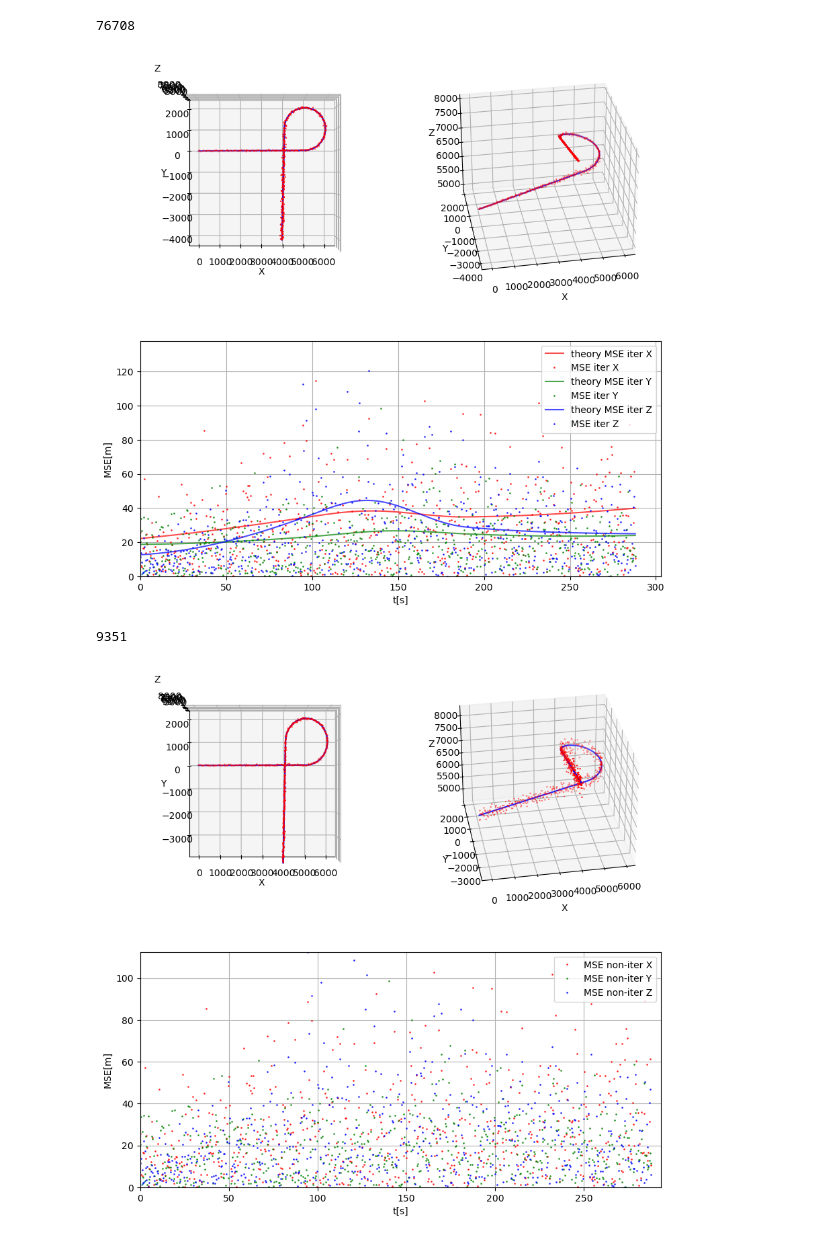
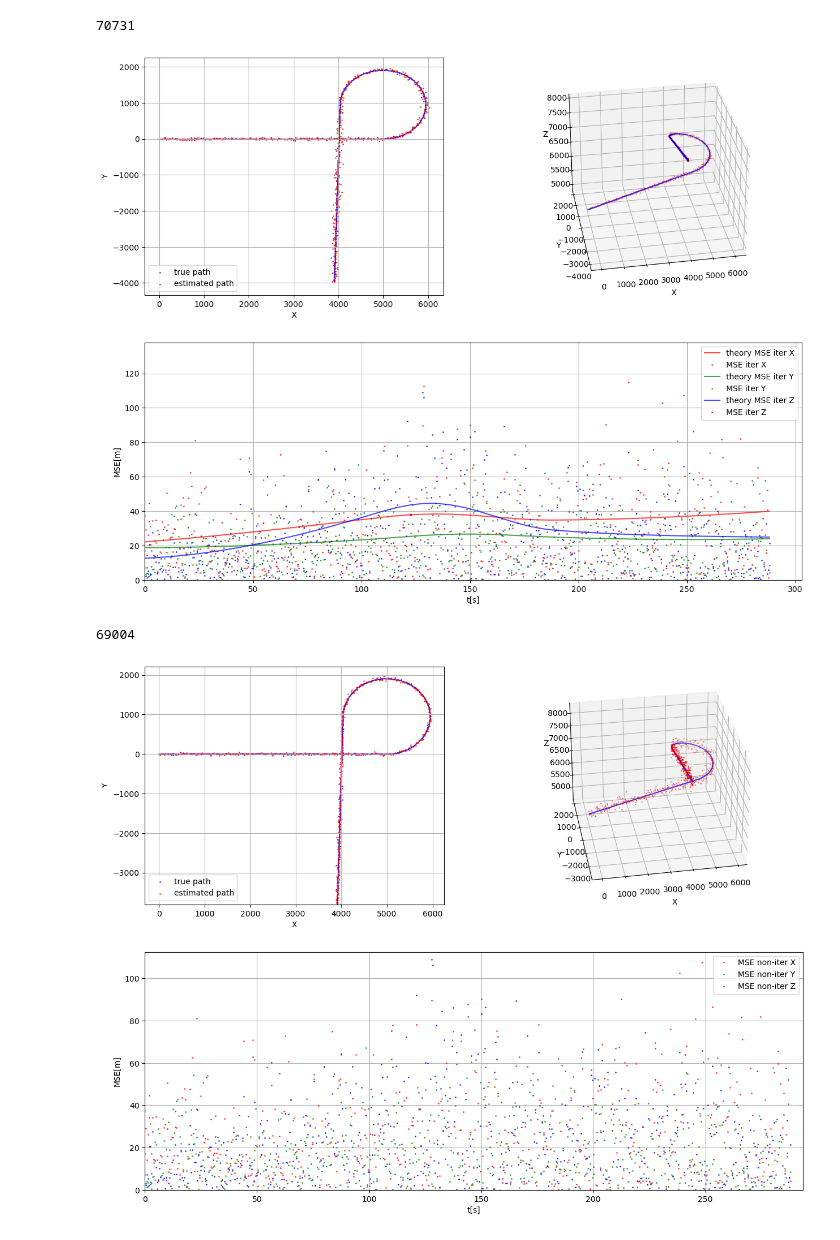
Before and after one commit to EilamNir/noisy-triangulation, a Jupyter notebook: python/src/animations.ipynb, the cells around one changed output. Drawn from its saved outputs; the diff is of its cells as text; code cells hidden in the pictures.

```diff
--- a/python/src/animations.ipynb
+++ b/python/src/animations.ipynb
@@ -56,29 +56,32 @@ cov_MSE_it = np.sqrt(cov_mat_it * np.square(sensors.sigma))
 
 
 # Plot the estimated path
-fig = plt.figure(figsize = (10, 10))
-ax1 = fig.add_subplot(2, 2, 1, projection='3d')
+fig = plt.figure(figsize = (15, 12))
+ax1 = fig.add_subplot(2, 2, 1)
 ax2 = fig.add_subplot(2, 2, 2, projection='3d')
 ax3 = fig.add_subplot(2, 1, 2)
 
-ax1.view_init(elev=90, azim=-90)
+# ax1.view_init(elev=90, azim=-90)
 ax1.set_xlabel('X')
 ax1.set_ylabel('Y')
-ax1.set_zlabel('Z')
+
+# ax1.set_zlabel('Z')
 ax2.view_init(elev=30, azim=-100)
 ax2.set_xlabel('X')
 ax2.set_ylabel('Y')
 ax2.set_zlabel('Z')
 ax1.set_xlim(-320.6927054038352, 6340.4673080683215)
 ax1.set_ylim(-4333.051973557142, 2257.785593505313)
-ax1.set_zlim(4849.209464744964, 8066.7025598466425)
+# ax1.set_zlim(4849.209464744964, 8066.7025598466425)
 ax2.set_xlim(-320.6927054038352, 6340.4673080683215)
 ax2.set_ylim(-4333.051973557142, 2257.785593505313)
 ax2.set_zlim(4849.209464744964, 8066.7025598466425)
 
 
-l1_1 = ax1.scatter([], [], [], color='blue', s=0.5)
-l1_2 = ax1.scatter([], [], [], color='red', s=0.5)
+l1_1 = ax1.scatter([], [], color='blue', s=0.5, label=f'true path')
+l1_2 = ax1.scatter([], [], color='red', s=0.5, label=f'estimated path')
+ax1.legend(loc='lower left')
+ax1.grid()
 
 l2_1 = ax2.scatter([], [], [], color='blue', s=0.5)
 l2_2 = ax2.scatter([], [], [], color='red', s=0.5)
@@ -113,8 +116,8 @@ with writer.saving(fig, "animations/iterative_estimator.gif", 200):
         l2_1.remove()
         l2_2.remove()
 
-        l1_1 = ax1.scatter(path1.path[:i, 0], path1.path[:i, 1], path1.path[:i, 2], color='blue', s=0.5)
-        l1_2 = ax1.scatter(estimated_path[:i, 0], estimated_path[:i, 1], estimated_path[:i, 2], color='red', s=0.5)
+        l1_1 = ax1.scatter(path1.path[:i, 0], path1.path[:i, 1], color='blue', s=0.5, label=f'true path',)
+        l1_2 = ax1.scatter(estimated_path[:i, 0], estimated_path[:i, 1], color='red', s=0.5, label=f'estimated path',)
         l2_1 = ax2.scatter(path1.path[:i, 0], path1.path[:i, 1], path1.path[:i, 2], color='blue', s=0.5)
         l2_2 = ax2.scatter(estimated_path[:i, 0], estimated_path[:i, 1], estimated_path[:i, 2], color='red', s=0.5)
 
@@ -145,35 +148,35 @@ with writer.saving(fig, "animations/iterative_estimator.gif", 200):
 # ax2.scatter(estimated_path[:, 0], estimated_path[:, 1], estimated_path[:, 2], color='red', s=0.5)
 
 
 # plt.figure()
 # plt.plot(t, cov_MSE_it[:,0], label=f'theory MSE iter X', color='r', alpha=0.7)
 # plt.plot(t, MSE_it_est[:,0], label=f'MSE iter X', marker='o', linestyle='', markersize=1, color='r', alpha=0.7)
 # plt.plot(t, cov_MSE_it[:,1], label=f'theory MSE iter Y', color='g', alpha=0.7)
 # plt.plot(t, MSE_it_est[:,1], label=f'MSE iter Y', marker='o', linestyle='', markersize=1, color='g', alpha=0.7)
 # plt.plot(t, cov_MSE_it[:,2], label=f'theory MSE iter Z', color='b', alpha=0.7)
 # plt.plot(t, MSE_it_est[:,2], label=f'MSE iter Z', marker='o', linestyle='', markersize=1, color='b', alpha=0.7)
 # plt.xlabel('t[s]')
 # plt.ylabel('MSE[m]')
 # plt.grid()
 # plt.legend()
 # plt.show()
 
 
 
 
 # print(f"{ax1.get_xlim()=}")
 # print(f"{ax1.get_ylim()=}")
 # print(f"{ax1.get_zlim()=}")
 
 # print(f"{ax2.get_xlim()=}")
 # print(f"{ax2.get_ylim()=}")
 # print(f"{ax2.get_zlim()=}")
 
 # print(f"{ax3.get_xlim()=}")
 # print(f"{ax3.get_ylim()=}")
 # %% [output]
-76708
+70731
-[figure, old version]
+[figure, new version]
 # %%
 # animate non iterative alone no outliers (with error for all 3 axis)
 
@@ -209,29 +212,31 @@ estimation_error_iter = np.square(estimated_path-path1.path)
 MSE_non_it_est = np.sqrt(estimation_error_iter)
 
 # Plot the estimated path
-fig = plt.figure(figsize = (10, 10))
-ax1 = fig.add_subplot(2, 2, 1, projection='3d')
+fig = plt.figure(figsize = (15, 12))
+ax1 = fig.add_subplot(2, 2, 1)
 ax2 = fig.add_subplot(2, 2, 2, projection='3d')
 ax3 = fig.add_subplot(2, 1, 2)
 
-ax1.view_init(elev=90, azim=-90)
+# ax1.view_init(elev=90, azim=-90)
 ax1.set_xlabel('X')
 ax1.set_ylabel('Y')
-ax1.set_zlabel('Z')
+# ax1.set_zlabel('Z')
 ax2.view_init(elev=30, azim=-100)
 ax2.set_xlabel('X')
 ax2.set_ylabel('Y')
 ax2.set_zlabel('Z')
 ax1.set_xlim(-309.13899397680444, 6252.188891713847)
 ax1.set_ylim(-3805.23525458847, 2213.6958258307727)
-ax1.set_zlim(4542.0096036363275, 8323.433543469622)
+# ax1.set_zlim(4542.0096036363275, 8323.433543469622)
 ax2.set_xlim(-309.13899397680444, 6252.188891713847)
 ax2.set_ylim(-3805.23525458847, 2213.6958258307727)
 ax2.set_zlim(4542.0096036363275, 8323.433543469622)
 
 
-l1_1 = ax1.scatter([], [], [], color='blue', s=0.5)
-l1_2 = ax1.scatter([], [], [], color='red', s=0.5)
+l1_1 = ax1.scatter([], [], color='blue', s=0.5, label=f'true path')
+l1_2 = ax1.scatter([], [], color='red', s=0.5, label=f'estimated path')
+ax1.legend(loc='lower left')
+ax1.grid()
 
 l2_1 = ax2.scatter([], [], [], color='blue', s=0.5)
 l2_2 = ax2.scatter([], [], [], color='red', s=0.5)
@@ -262,8 +267,8 @@ with writer.saving(fig, "animations/non_iterative_estimator.gif", 200):
         l2_1.remove()
         l2_2.remove()
 
-        l1_1 = ax1.scatter(path1.path[:i, 0], path1.path[:i, 1], path1.path[:i, 2], color='blue', s=0.5)
-        l1_2 = ax1.scatter(estimated_path[:i, 0], estimated_path[:i, 1], estimated_path[:i, 2], color='red', s=0.5)
+        l1_1 = ax1.scatter(path1.path[:i, 0], path1.path[:i, 1], color='blue', s=0.5, label=f'true path')
+        l1_2 = ax1.scatter(estimated_path[:i, 0], estimated_path[:i, 1], color='red', s=0.5, label=f'estimated path')
         l2_1 = ax2.scatter(path1.path[:i, 0], path1.path[:i, 1], path1.path[:i, 2], color='blue', s=0.5)
         l2_2 = ax2.scatter(estimated_path[:i, 0], estimated_path[:i, 1], estimated_path[:i, 2], color='red', s=0.5)
 
@@ -286,8 +291,8 @@ with writer.saving(fig, "animations/non_iterative_estimator.gif", 200):
 # print(f"{ax3.get_xlim()=}")
 # print(f"{ax3.get_ylim()=}")
 # %% [output]
-9351
+69004
-[figure, old version]
+[figure, new version]
 # %%
 
 # animate non iterative and iterative together no outliers (with total error)
```
Also changed, not shown: parts of 6 cells of this notebook.
